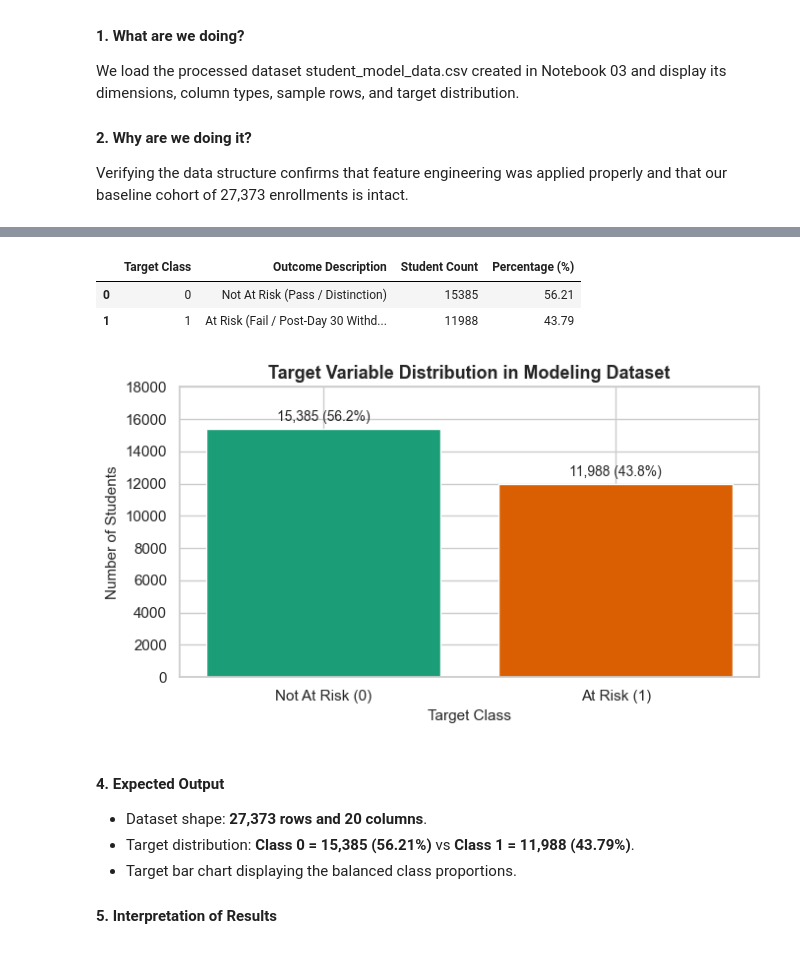
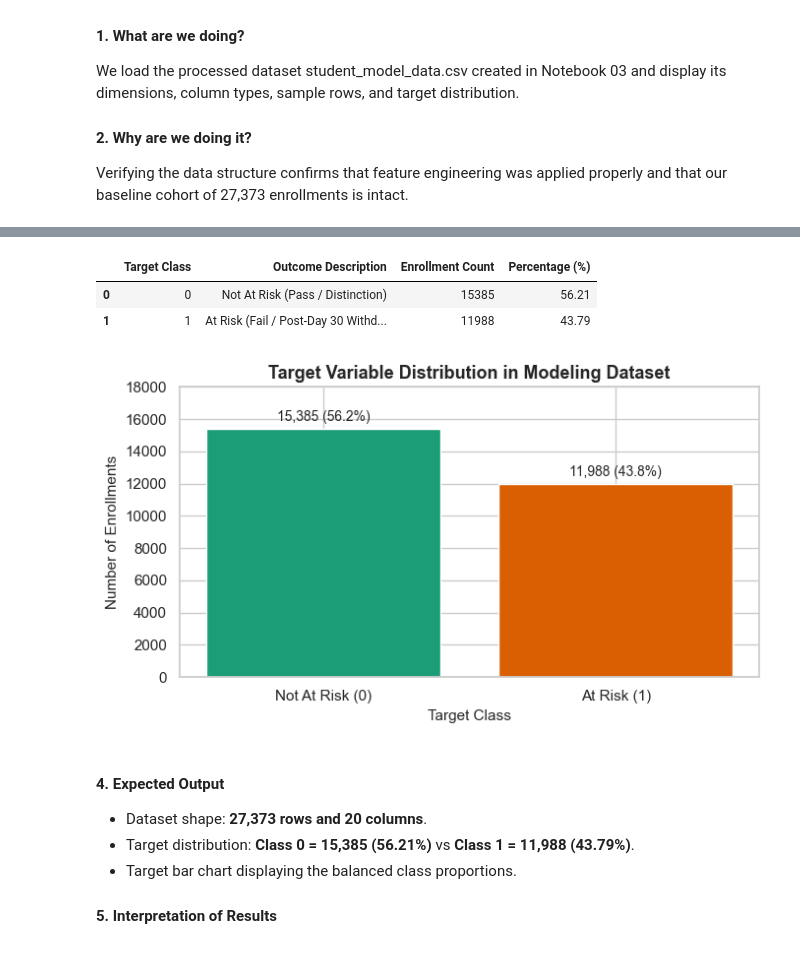
Before and after one commit to reshmavh-2005/student-support-system, a Jupyter notebook: notebooks/04_model_training.ipynb, the cells around one changed output, grey strips where cells are left out. Drawn from its saved outputs; the diff is of its cells as text; code cells hidden in the pictures.

```diff
--- a/notebooks/04_model_training.ipynb
+++ b/notebooks/04_model_training.ipynb
@@ -158,31 +158,31 @@ target_percents = (df['target'].value_counts(normalize=True) * 100).round(2)
 target_summary = pd.DataFrame({
     'Target Class': [0, 1],
     'Outcome Description': ['Not At Risk (Pass / Distinction)', 'At Risk (Fail / Post-Day 30 Withdrawn)'],
-    'Student Count': [target_counts[0], target_counts[1]],
+    'Enrollment Count': [target_counts[0], target_counts[1]],
     'Percentage (%)': [target_percents[0], target_percents[1]]
 })
 target_summary
 # %% [output]
-|  | Target Class | Outcome Description | Student Count | Percentage (%) |
+|  | Target Class | Outcome Description | Enrollment Count | Percentage (%) |
 | 0 | 0 | Not At Risk (Pass / Distinction) | 15385 | 56.21 |
 | 1 | 1 | At Risk (Fail / Post-Day 30 Withd... | 11988 | 43.79 |
 # %%
 # Visualize the target distribution
 plt.figure(figsize=(7, 4))
 bars = plt.bar(['Not At Risk (0)', 'At Risk (1)'], [target_counts[0], target_counts[1]], color=['#1b9e77', '#d95f02'])
 plt.title('Target Variable Distribution in Modeling Dataset', fontsize=13, fontweight='bold')
 plt.xlabel('Target Class', fontsize=11)
-plt.ylabel('Number of Students', fontsize=11)
+plt.ylabel('Number of Enrollments', fontsize=11)
 
 for bar in bars:
     height = bar.get_height()
     plt.text(bar.get_x() + bar.get_width() / 2., height + 300, f'{int(height):,} ({height / len(df) * 100:.1f}%)', ha='center', va='bottom', fontsize=10)
 
 plt.ylim(0, 18000)
 plt.tight_layout()
 plt.show()
 # %% [output]
-[figure, old version]
+[figure, new version]
 # %% [markdown]
 #### 4. Expected Output
 * Dataset shape: **27,373 rows and 20 columns**.
```
Also changed, not shown: parts of 9 cells of this notebook.
